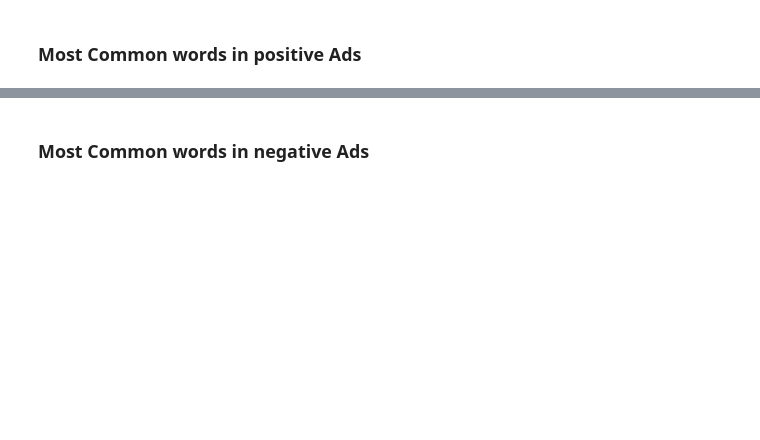
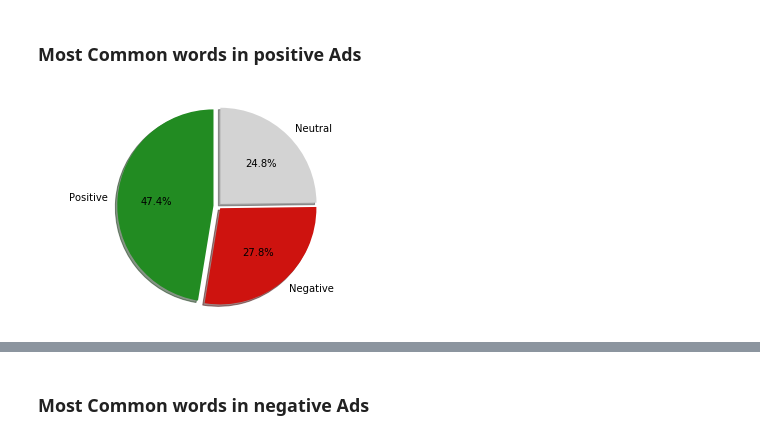
Before and after one commit to JulianJ1/IRA_Facebook_Ads, a Jupyter notebook: Scripts/sentiment_analysis.ipynb, the cells around one changed output, grey strips where cells are left out. Saved outputs shown, nothing was run; the diff lists cells and outputs as text; code cells hidden in the pictures; blank space fills up the shorter version.

```diff
--- a/Scripts/sentiment_analysis.ipynb
+++ b/Scripts/sentiment_analysis.ipynb
@@ -297,6 +297,17 @@ plt.show()
 ### Most Common words in positive Ads
 # %%
 ira_data = ira_data[ira_data['AD_TextBlob_Sentiment']==ira_data['AD_VADER_Sentiment']]
+# %%
+fig1, ax1 = plt.subplots()
+explode = (0.05, 0.03, 0.03)
+labels='Positive', 'Negative', 'Neutral'
+colors=['forestgreen', '#CE130F', 'lightgrey']
+ax1.pie(ira_data['AD_VADER_Sentiment'].value_counts(), labels=labels, explode=explode, autopct='%1.1f%%',
+        shadow=True, startangle=90, colors=colors)
+ax1.axis('equal')
+plt.show()
+# %% [output]
+[figure, added]
 # %%
 pos_words = ' '.join([text for text in ira_data['AD_CLEANED_TEXT'][ira_data['AD_VADER_Sentiment'] =="positive"]])
 wordcloud = WordCloud(width=800, height=500, random_state=21, max_font_size=110).generate(pos_words)
```
Also changed, not shown: parts of 14 cells of this notebook.
